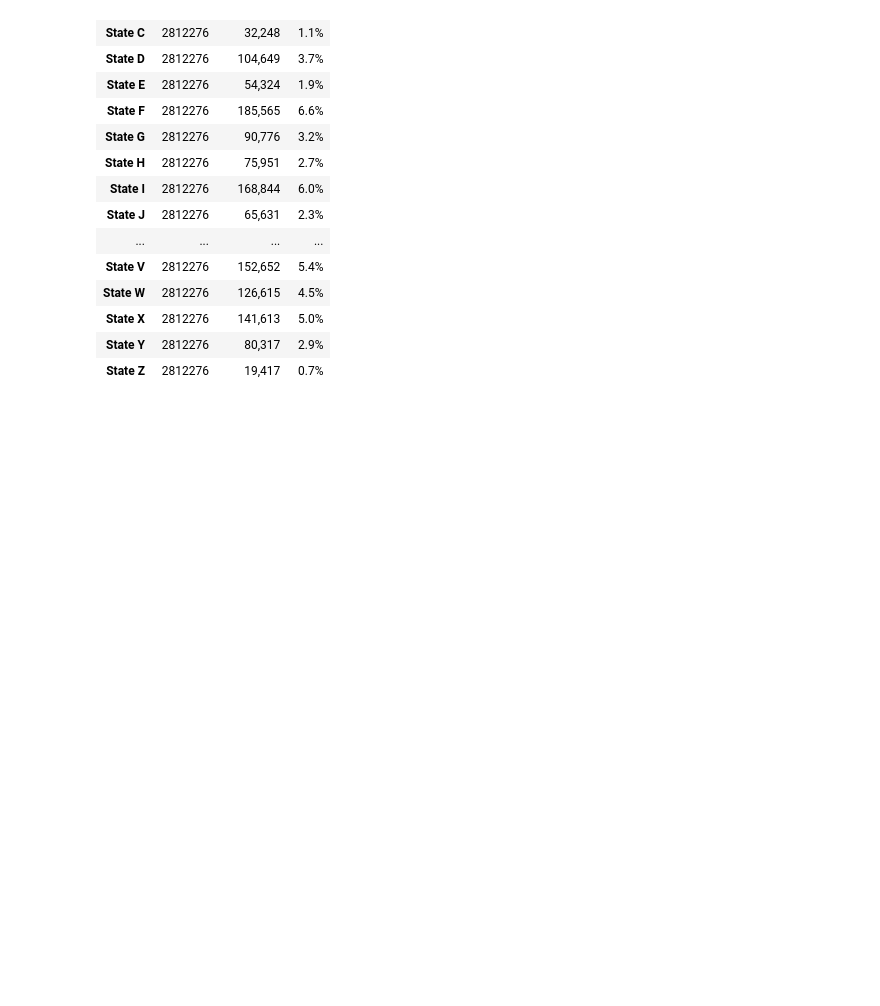
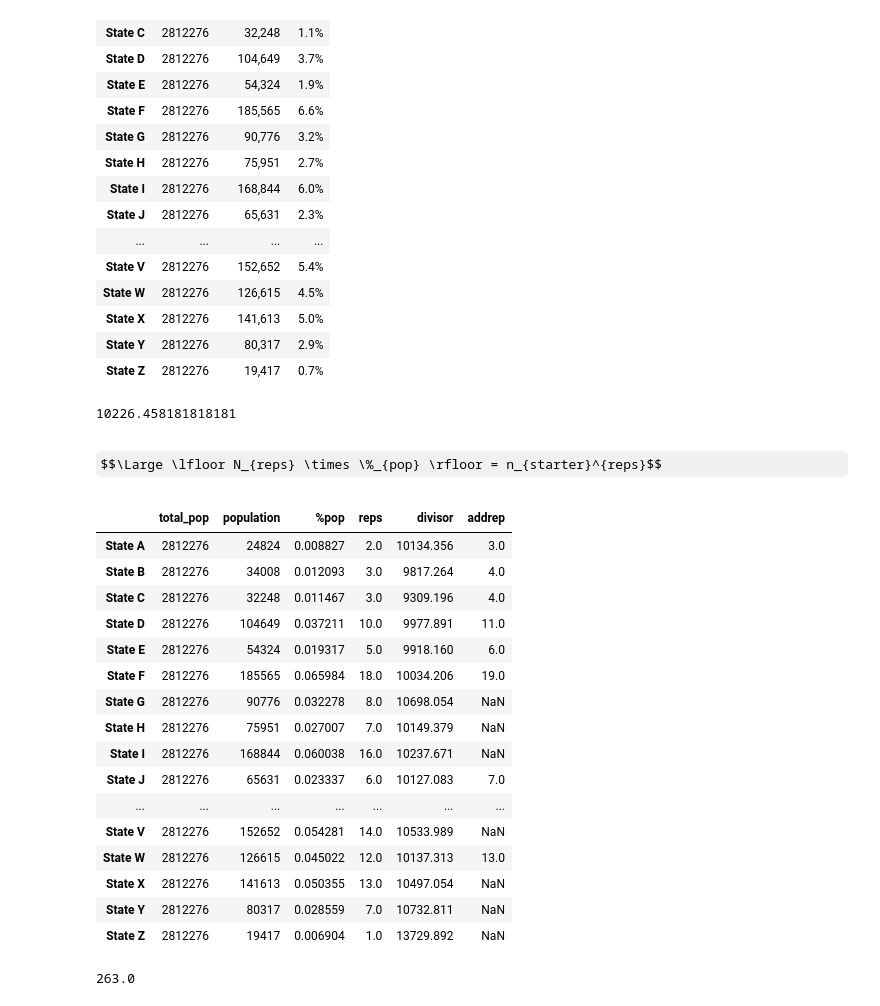
Before and after one commit to jsteinbecker/sars-cov-2, a Jupyter notebook: apportionment.ipynb, the cells around one changed output. Cells and saved outputs as stored; diff of their text form; code cells hidden in the pictures; some formulas as TeX source; blank space fills up the shorter version.

```diff
--- a/apportionment.ipynb
+++ b/apportionment.ipynb
@@ -102,6 +102,38 @@ df.style.format({
 | State Z | 2812276 | 19,417 | 0.7% |
 # %%
 "NATIONWIDE POP:REP RATIO"
-total_reps = 275
-people_per_rep =  total_pop / total_reps
+SET_NUM_REPS = 275
+people_per_rep =  total_pop / SET_NUM_REPS
 people_per_rep
+# %% [output]
+10226.458181818181
+# %% [markdown]
+$$\Large \lfloor N_{reps} \times \%_{pop} \rfloor = n_{starter}^{reps}$$
+# %%
+"""REPS WITH FLOOR DIV"""
+df["reps"] = SET_NUM_REPS * (df['%pop']) // 1
+df
+# %% [output]
+|  | total_pop | population | %pop | reps | divisor | addrep |
+| State A | 2812276 | 24824 | 0.008827 | 2.0 | 10134.356 | 3.0 |
+| State B | 2812276 | 34008 | 0.012093 | 3.0 | 9817.264 | 4.0 |
+| State C | 2812276 | 32248 | 0.011467 | 3.0 | 9309.196 | 4.0 |
+| State D | 2812276 | 104649 | 0.037211 | 10.0 | 9977.891 | 11.0 |
+| State E | 2812276 | 54324 | 0.019317 | 5.0 | 9918.160 | 6.0 |
+| State F | 2812276 | 185565 | 0.065984 | 18.0 | 10034.206 | 19.0 |
+| State G | 2812276 | 90776 | 0.032278 | 8.0 | 10698.054 | NaN |
+| State H | 2812276 | 75951 | 0.027007 | 7.0 | 10149.379 | NaN |
+| State I | 2812276 | 168844 | 0.060038 | 16.0 | 10237.671 | NaN |
+| State J | 2812276 | 65631 | 0.023337 | 6.0 | 10127.083 | 7.0 |
+| ... | ... | ... | ... | ... | ... | ... |
+| State V | 2812276 | 152652 | 0.054281 | 14.0 | 10533.989 | NaN |
+| State W | 2812276 | 126615 | 0.045022 | 12.0 | 10137.313 | 13.0 |
+| State X | 2812276 | 141613 | 0.050355 | 13.0 | 10497.054 | NaN |
+| State Y | 2812276 | 80317 | 0.028559 | 7.0 | 10732.811 | NaN |
+| State Z | 2812276 | 19417 | 0.006904 | 1.0 | 13729.892 | NaN |
+# %%
+# %%
+REPCOUNT = sum(df['reps'])
+REPCOUNT
+# %% [output]
+263.0
```
Also changed, not shown: parts of 8 cells of this notebook, 11 other files.
